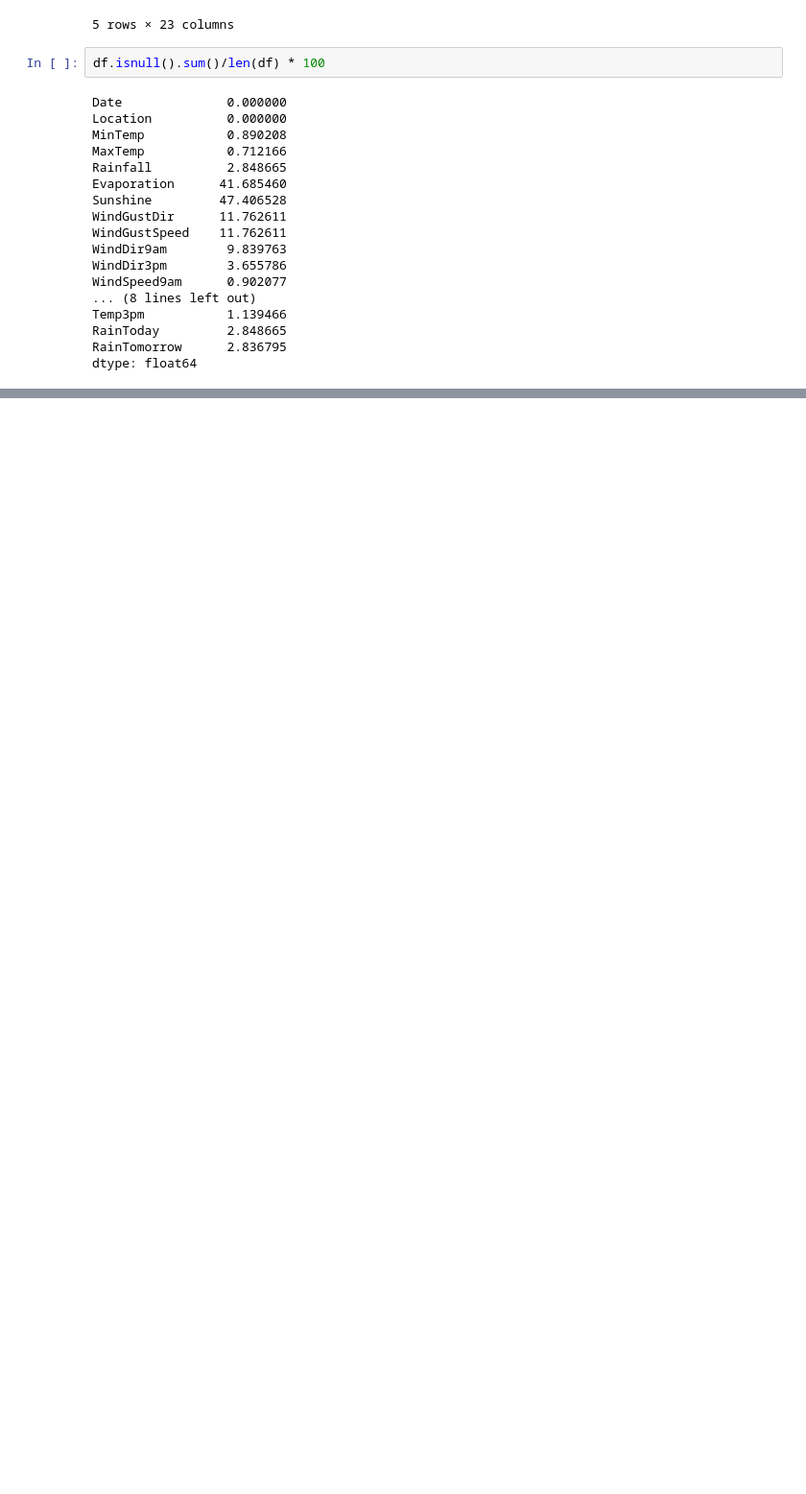
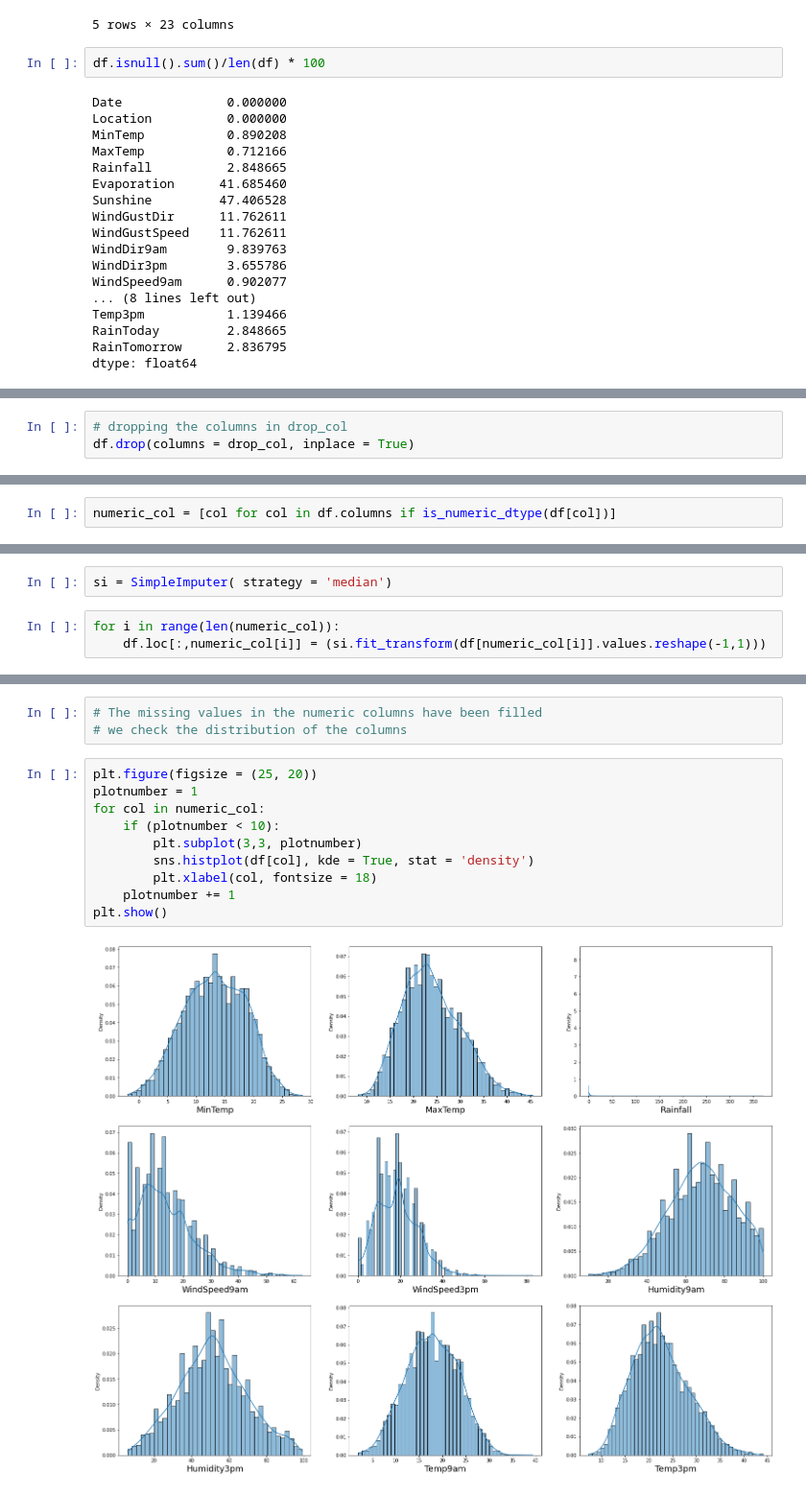
Before and after one commit to zobekenobe/DT-Evaluation-Project, a Jupyter notebook: Project 9.ipynb, the cells around one changed output, grey strips where cells are left out. Shown at 96% size. Drawn from its saved outputs; the diff is of its cells as text; blank space fills up the shorter version.

```diff
--- a/Project 9.ipynb
+++ b/Project 9.ipynb
@@ -131,0 +150,3 @@ dtype: float64
+# %%
+# dropping the columns in drop_col
+df.drop(columns = drop_col, inplace = True)
@@ -131,0 +175,2 @@ dtype: float64
+# %%
+numeric_col = [col for col in df.columns if is_numeric_dtype(df[col])]
@@ -131,0 +196,5 @@ dtype: float64
+# %%
+si = SimpleImputer( strategy = 'median')
+# %%
+for i in range(len(numeric_col)):
+    df.loc[:,numeric_col[i]] = (si.fit_transform(df[numeric_col[i]].values.reshape(-1,1)))
@@ -131,0 +220,15 @@ dtype: float64
+# %%
+# The missing values in the numeric columns have been filled
+# we check the distribution of the columns
+# %%
+plt.figure(figsize = (25, 20))
+plotnumber = 1
+for col in numeric_col:
+    if (plotnumber < 10):
+        plt.subplot(3,3, plotnumber)
+        sns.histplot(df[col], kde = True, stat = 'density')
+        plt.xlabel(col, fontsize = 18)
+    plotnumber += 1
+plt.show()
+# %% [output]
+[figure, added]
```
Also changed, not shown: parts of 40 cells of this notebook.
